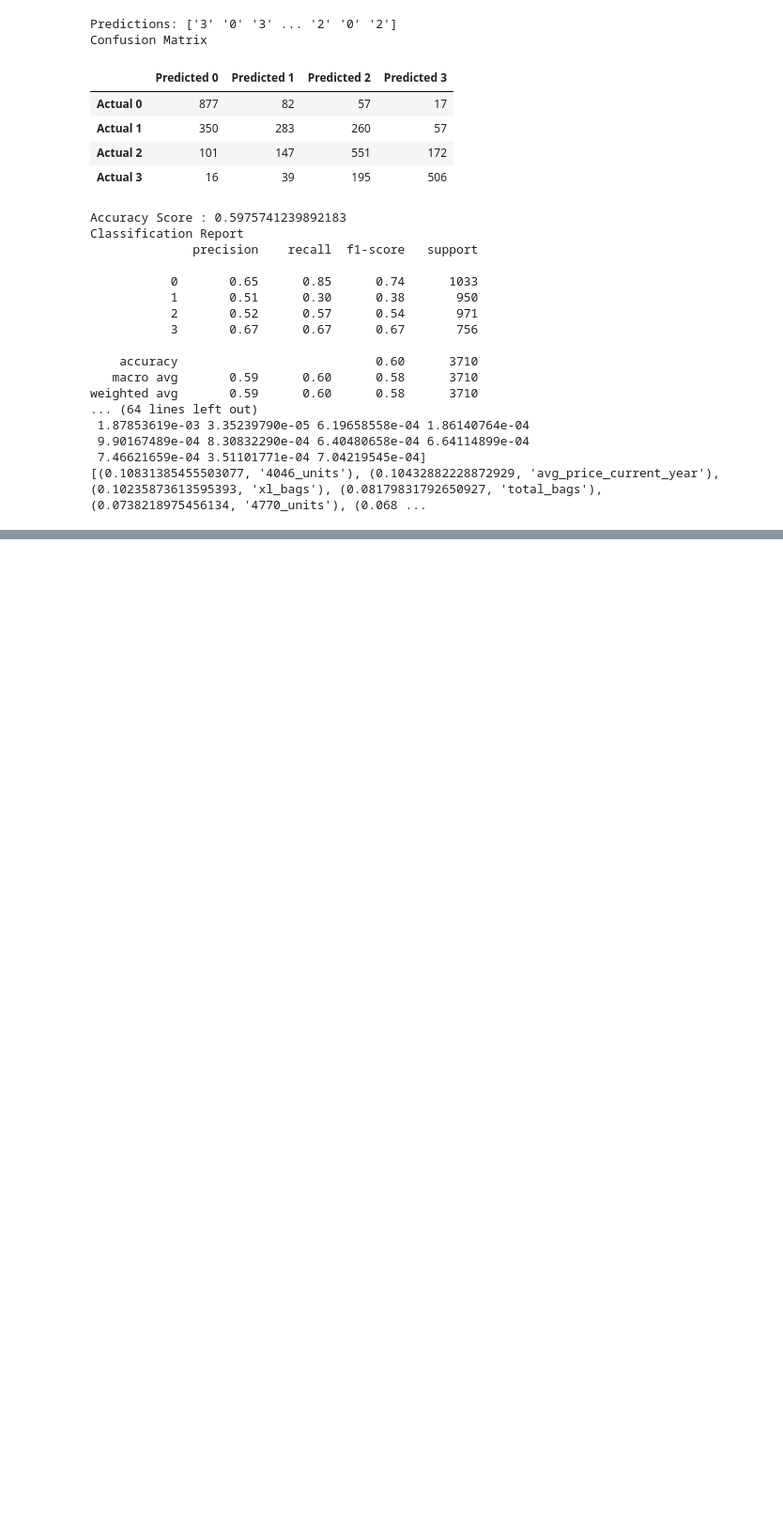
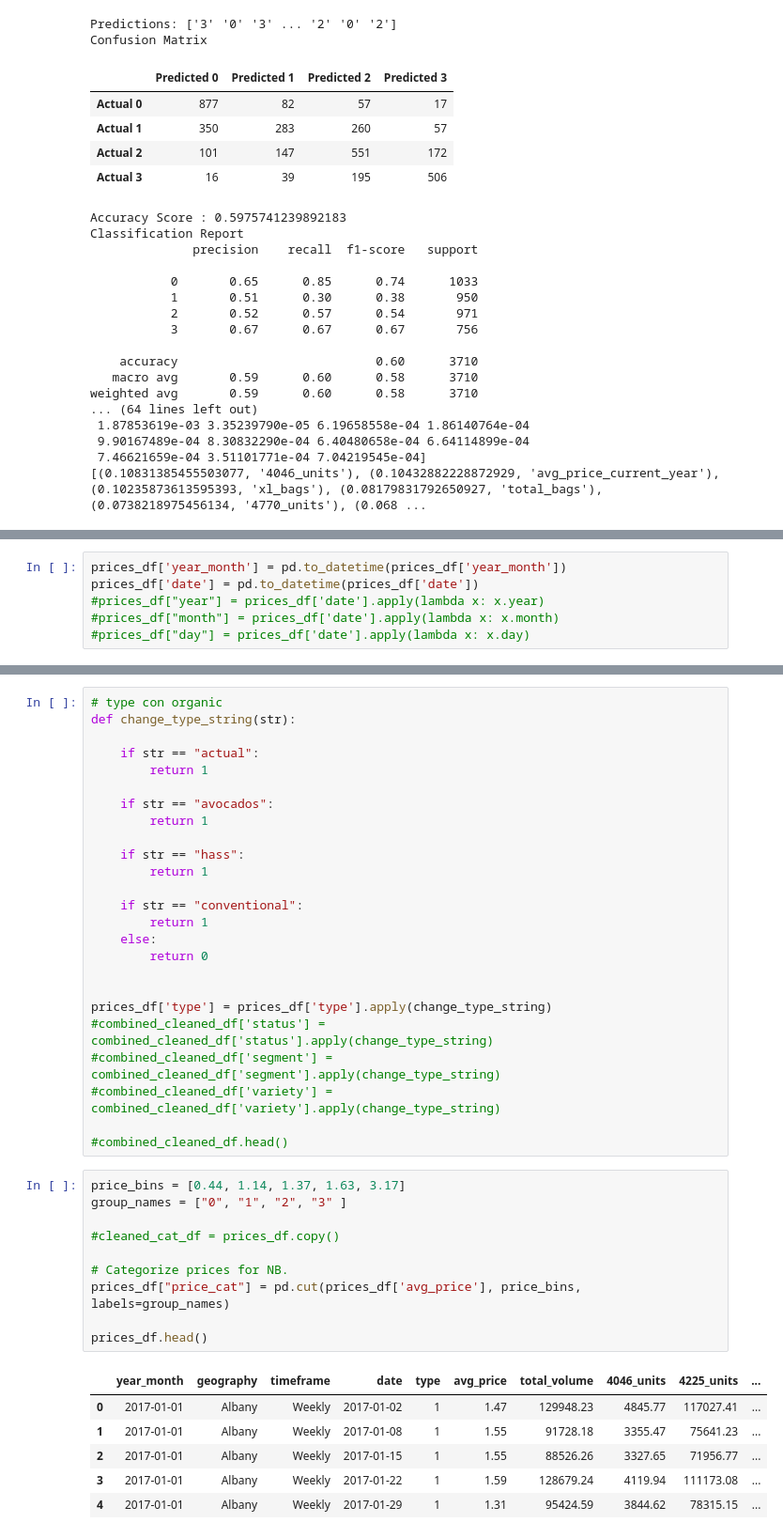
Before and after one commit to davidmcbee/Health_and_Avocados, a Jupyter notebook: ML_RandomForest_Model.ipynb, the cells around one changed output, grey strips where cells are left out. Shown at 94% size. Drawn from its saved outputs; the diff is of its cells as text; blank space fills up the shorter version.

```diff
--- a/ML_RandomForest_Model.ipynb
+++ b/ML_RandomForest_Model.ipynb
@@ -190,0 +213,6 @@ weighted avg       0.59      0.60      0.58      3710
+# %%
+prices_df['year_month'] = pd.to_datetime(prices_df['year_month'])
+prices_df['date'] = pd.to_datetime(prices_df['date'])
+#prices_df["year"] = prices_df['date'].apply(lambda x: x.year)
+#prices_df["month"] = prices_df['date'].apply(lambda x: x.month)
+#prices_df["day"] = prices_df['date'].apply(lambda x: x.day)
@@ -190,0 +238,42 @@ weighted avg       0.59      0.60      0.58      3710
+# %%
+# type con organic
+def change_type_string(str):
+
+    if str == "actual":
+        return 1
+
+    if str == "avocados":
+        return 1
+
+    if str == "hass":
+        return 1
+
+    if str == "conventional":
+        return 1
+    else:
+        return 0
+
+
+prices_df['type'] = prices_df['type'].apply(change_type_string)
+#combined_cleaned_df['status'] = combined_cleaned_df['status'].apply(change_type_string)
+#combined_cleaned_df['segment'] = combined_cleaned_df['segment'].apply(change_type_string)
+#combined_cleaned_df['variety'] = combined_cleaned_df['variety'].apply(change_type_string)
+
+#combined_cleaned_df.head()
+# %%
+price_bins = [0.44, 1.14, 1.37, 1.63, 3.17]
+group_names = ["0", "1", "2", "3" ]
+
+#cleaned_cat_df = prices_df.copy()
+
+# Categorize prices for NB.
+prices_df["price_cat"] = pd.cut(prices_df['avg_price'], price_bins, labels=group_names)
+
+prices_df.head()
+# %% [output]
+|  | year_month | geography | timeframe | date | type | avg_price | total_volume | 4046_units | 4225_units | ... |
+| 0 | 2017-01-01 | Albany | Weekly | 2017-01-02 | 1 | 1.47 | 129948.23 | 4845.77 | 117027.41 | ... |
+| 1 | 2017-01-01 | Albany | Weekly | 2017-01-08 | 1 | 1.55 | 91728.18 | 3355.47 | 75641.23 | ... |
+| 2 | 2017-01-01 | Albany | Weekly | 2017-01-15 | 1 | 1.55 | 88526.26 | 3327.65 | 71956.77 | ... |
+| 3 | 2017-01-01 | Albany | Weekly | 2017-01-22 | 1 | 1.59 | 128679.24 | 4119.94 | 111173.08 | ... |
+| 4 | 2017-01-01 | Albany | Weekly | 2017-01-29 | 1 | 1.31 | 95424.59 | 3844.62 | 78315.15 | ... |
```
Also changed, not shown: parts of 25 cells of this notebook, 2 other files.
